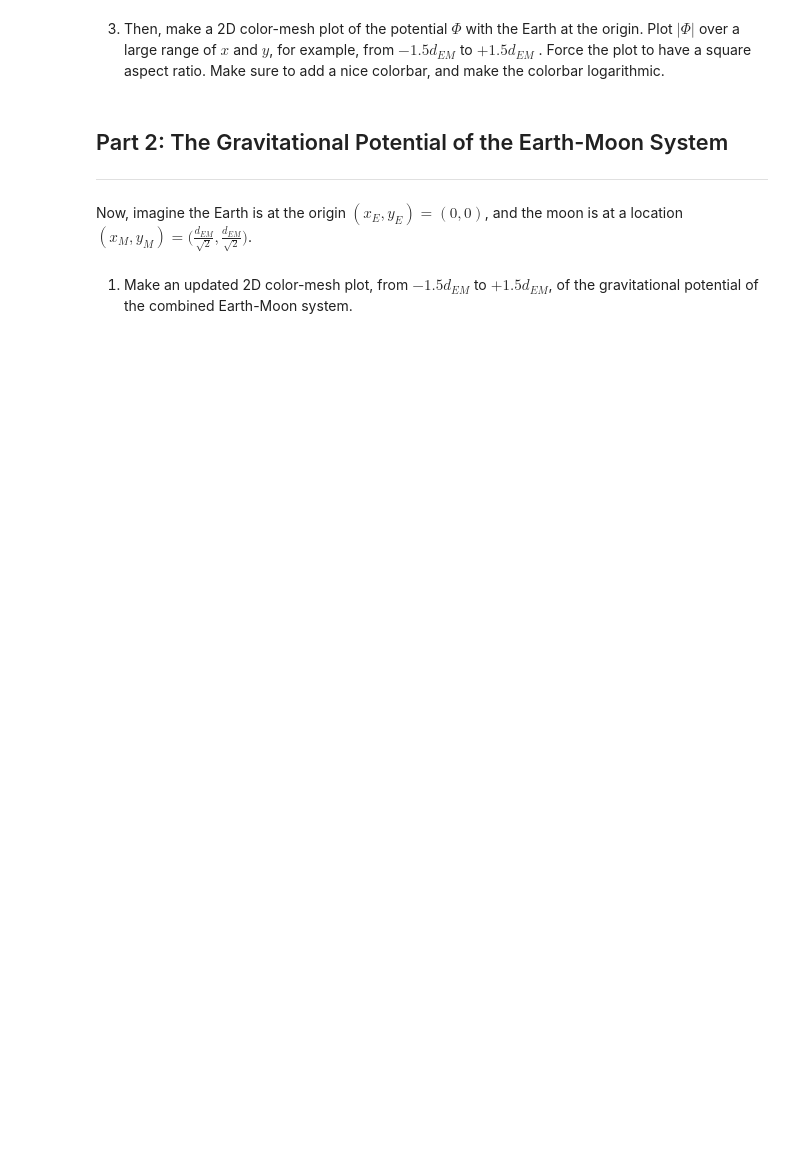
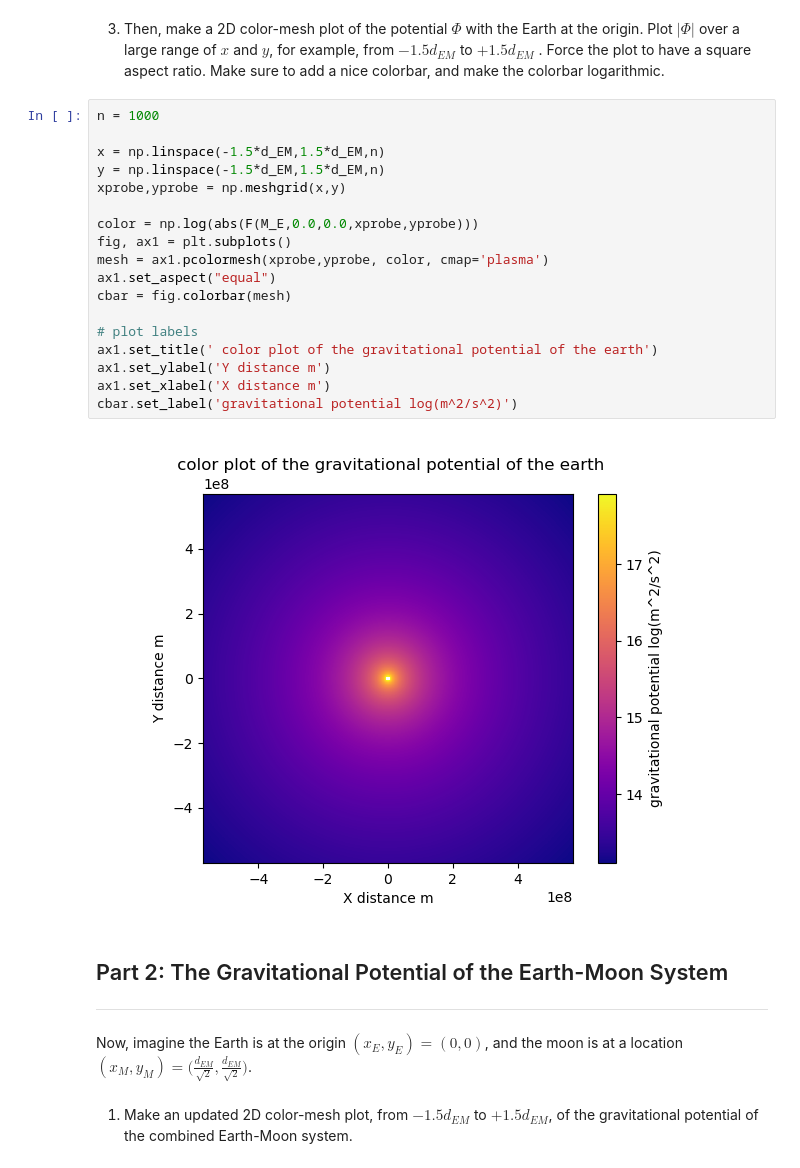
Before and after one commit to jhurst12-eng/PHYS265-spring26, a Jupyter notebook: Lab1/lab1.ipynb, the cells around one changed output. Drawn from its saved outputs; the diff is of its cells as text; blank space fills up the shorter version.

```diff
--- a/Lab1/lab1.ipynb
+++ b/Lab1/lab1.ipynb
@@ -117,6 +146,26 @@ ax.set_xscale('log')
 3. Then, make a 2D color-mesh plot of the potential $\Phi$ with the Earth at the origin. Plot $|\Phi|$
 over a large range of $x$ and $y$, for example, from $-1.5d_{EM}$ to $+1.5d_{EM}$ . Force the plot to have
 a square aspect ratio. Make sure to add a nice colorbar, and make the colorbar logarithmic.
+# %%
+n = 1000
+
+x = np.linspace(-1.5*d_EM,1.5*d_EM,n)
+y = np.linspace(-1.5*d_EM,1.5*d_EM,n)
+xprobe,yprobe = np.meshgrid(x,y)
+
+color = np.log(abs(F(M_E,0.0,0.0,xprobe,yprobe)))
+fig, ax1 = plt.subplots()
+mesh = ax1.pcolormesh(xprobe,yprobe, color, cmap='plasma')
+ax1.set_aspect("equal")
+cbar = fig.colorbar(mesh)
+
+# plot labels
+ax1.set_title(' color plot of the gravitational potential of the earth')
+ax1.set_ylabel('Y distance m')
+ax1.set_xlabel('X distance m')
+cbar.set_label('gravitational potential log(m^2/s^2)')
+# %% [output]
+[figure, added]
 # %% [markdown]
 ## Part 2: The Gravitational Potential of the Earth-Moon System
 -----
```
Also changed, not shown: parts of 15 cells of this notebook, 1 other file.
